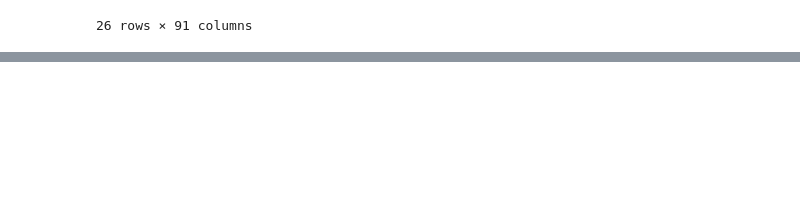
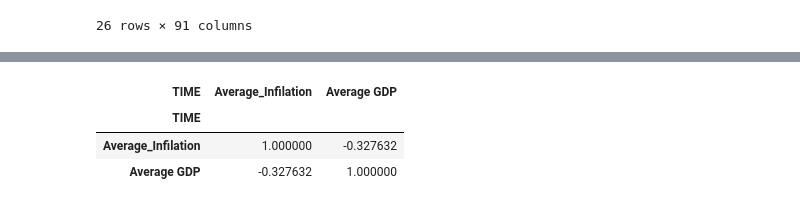
Before and after one commit to nisa-bayraktar/european_productivity, a Jupyter notebook: Infilation/infilation_HW_new_data.ipynb, the cells around one changed output, grey strips where cells are left out. Drawn from its saved outputs; the diff is of its cells as text; code cells hidden in the pictures; blank space fills up the shorter version.

```diff
--- a/Infilation/infilation_HW_new_data.ipynb
+++ b/Infilation/infilation_HW_new_data.ipynb
@@ -322,0 +374,2 @@ correl
+# %%
+df_new['Average GDP']= per_HW_pro['Average_Productivity']
@@ -322,0 +403,7 @@ correl
+# %%
+df_new.corr()
+# %% [output]
+| TIME | Average_Infilation | Average GDP |
+| TIME |  |  |
+| Average_Infilation | 1.000000 | -0.327632 |
+| Average GDP | -0.327632 | 1.000000 |
```
Also changed, not shown: parts of 10 cells of this notebook, 17 other files.
